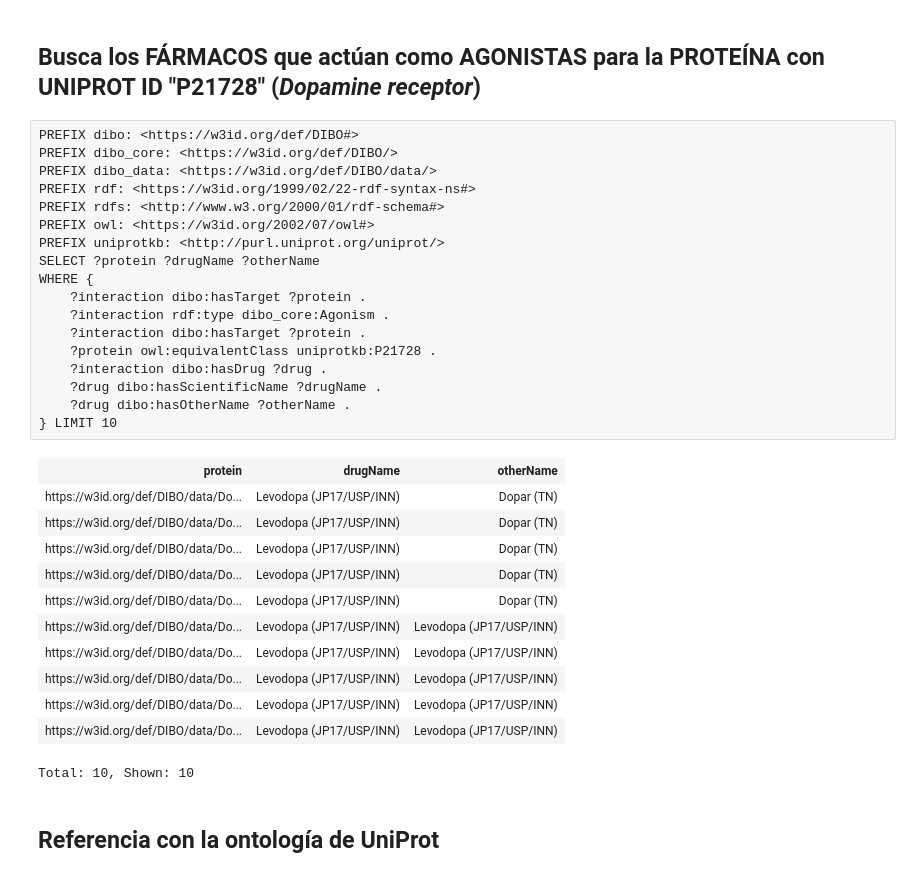
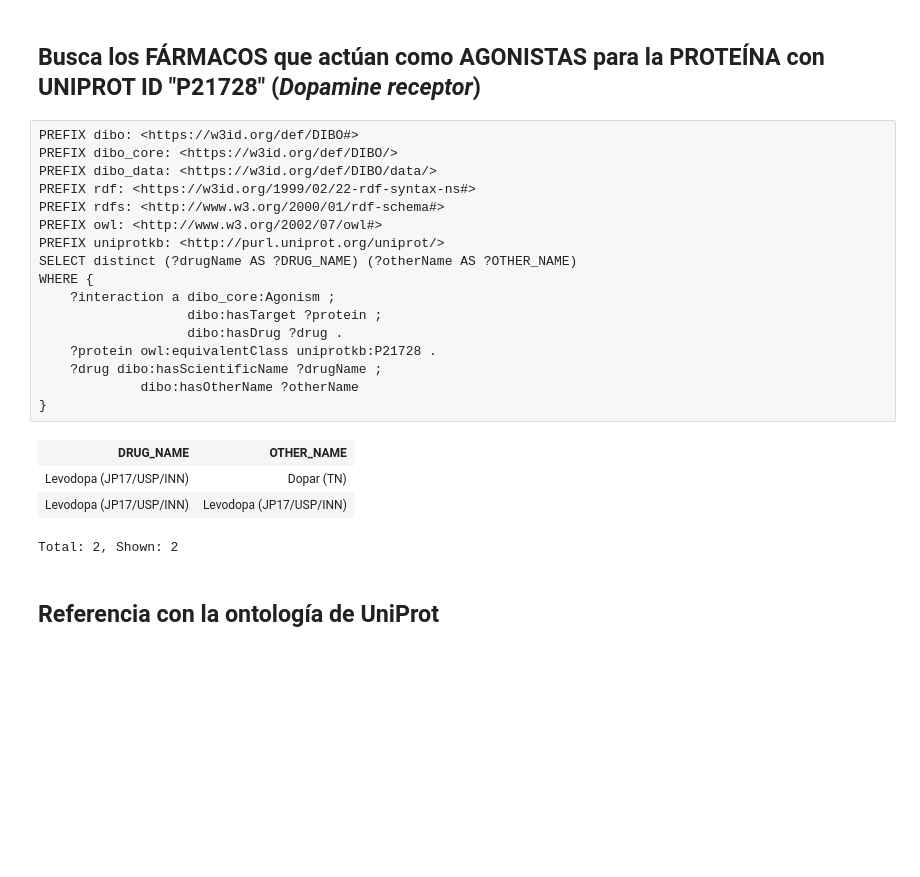
Before and after one commit to FernandoGaGu/DrugInterBankOntology, a Jupyter notebook: SPARQL/SPARQL.ipynb, the cells around one changed output. Cells and saved outputs as stored; diff of their text form; blank space fills up the shorter version.

```diff
--- a/SPARQL/SPARQL.ipynb
+++ b/SPARQL/SPARQL.ipynb
@@ -193,34 +211,25 @@ Total: 0, Shown: 0
 # %%
 PREFIX dibo: <https://w3id.org/def/DIBO#>
 PREFIX dibo_core: <https://w3id.org/def/DIBO/>
 PREFIX dibo_data: <https://w3id.org/def/DIBO/data/>
 PREFIX rdf: <https://w3id.org/1999/02/22-rdf-syntax-ns#>
 PREFIX rdfs: <http://www.w3.org/2000/01/rdf-schema#>
-PREFIX owl: <https://w3id.org/2002/07/owl#>
+PREFIX owl: <http://www.w3.org/2002/07/owl#>
 PREFIX uniprotkb: <http://purl.uniprot.org/uniprot/>
-SELECT ?protein ?drugName ?otherName
+SELECT distinct (?drugName AS ?DRUG_NAME) (?otherName AS ?OTHER_NAME)
 WHERE {
-    ?interaction dibo:hasTarget ?protein .
-    ?interaction rdf:type dibo_core:Agonism .
-    ?interaction dibo:hasTarget ?protein .
+    ?interaction a dibo_core:Agonism ;
+                   dibo:hasTarget ?protein ;
+                   dibo:hasDrug ?drug .
     ?protein owl:equivalentClass uniprotkb:P21728 .
-    ?interaction dibo:hasDrug ?drug .
-    ?drug dibo:hasScientificName ?drugName .
-    ?drug dibo:hasOtherName ?otherName .
-} LIMIT 10
+    ?drug dibo:hasScientificName ?drugName ;
+             dibo:hasOtherName ?otherName
+}
 # %% [output]
-| protein | drugName | otherName |
-| https://w3id.org/def/DIBO/data/Do... | Levodopa (JP17/USP/INN) | Dopar (TN) |
-| https://w3id.org/def/DIBO/data/Do... | Levodopa (JP17/USP/INN) | Dopar (TN) |
-| https://w3id.org/def/DIBO/data/Do... | Levodopa (JP17/USP/INN) | Dopar (TN) |
-| https://w3id.org/def/DIBO/data/Do... | Levodopa (JP17/USP/INN) | Dopar (TN) |
-| https://w3id.org/def/DIBO/data/Do... | Levodopa (JP17/USP/INN) | Dopar (TN) |
-| https://w3id.org/def/DIBO/data/Do... | Levodopa (JP17/USP/INN) | Levodopa (JP17/USP/INN) |
-| https://w3id.org/def/DIBO/data/Do... | Levodopa (JP17/USP/INN) | Levodopa (JP17/USP/INN) |
-| https://w3id.org/def/DIBO/data/Do... | Levodopa (JP17/USP/INN) | Levodopa (JP17/USP/INN) |
-| https://w3id.org/def/DIBO/data/Do... | Levodopa (JP17/USP/INN) | Levodopa (JP17/USP/INN) |
-| https://w3id.org/def/DIBO/data/Do... | Levodopa (JP17/USP/INN) | Levodopa (JP17/USP/INN) |
+| DRUG_NAME | OTHER_NAME |
+| Levodopa (JP17/USP/INN) | Dopar (TN) |
+| Levodopa (JP17/USP/INN) | Levodopa (JP17/USP/INN) |
-Total: 10, Shown: 10
+Total: 2, Shown: 2
 # %% [markdown]
 ## Referencia con la ontología de UniProt
 # %%
```
Also changed, not shown: parts of 10 cells of this notebook, 35 other files.
